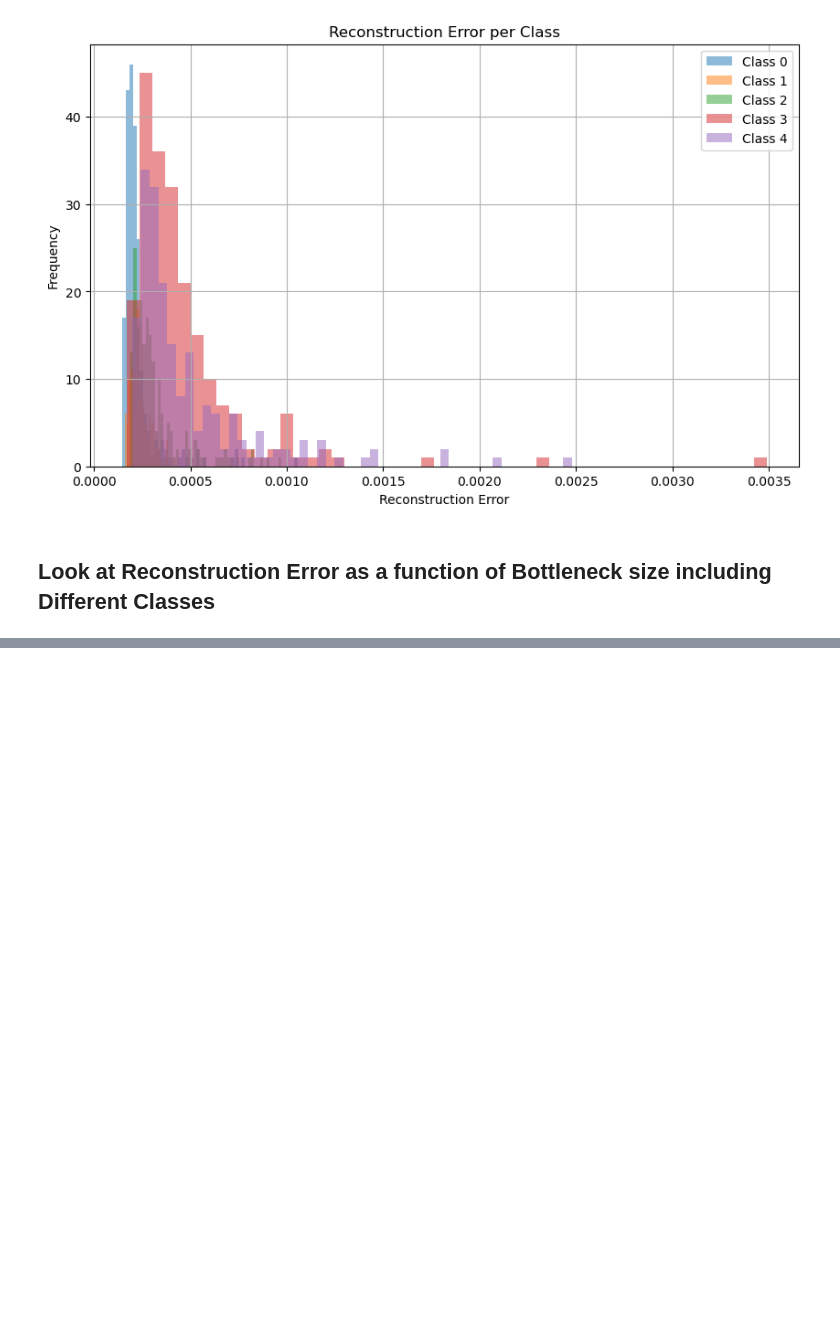
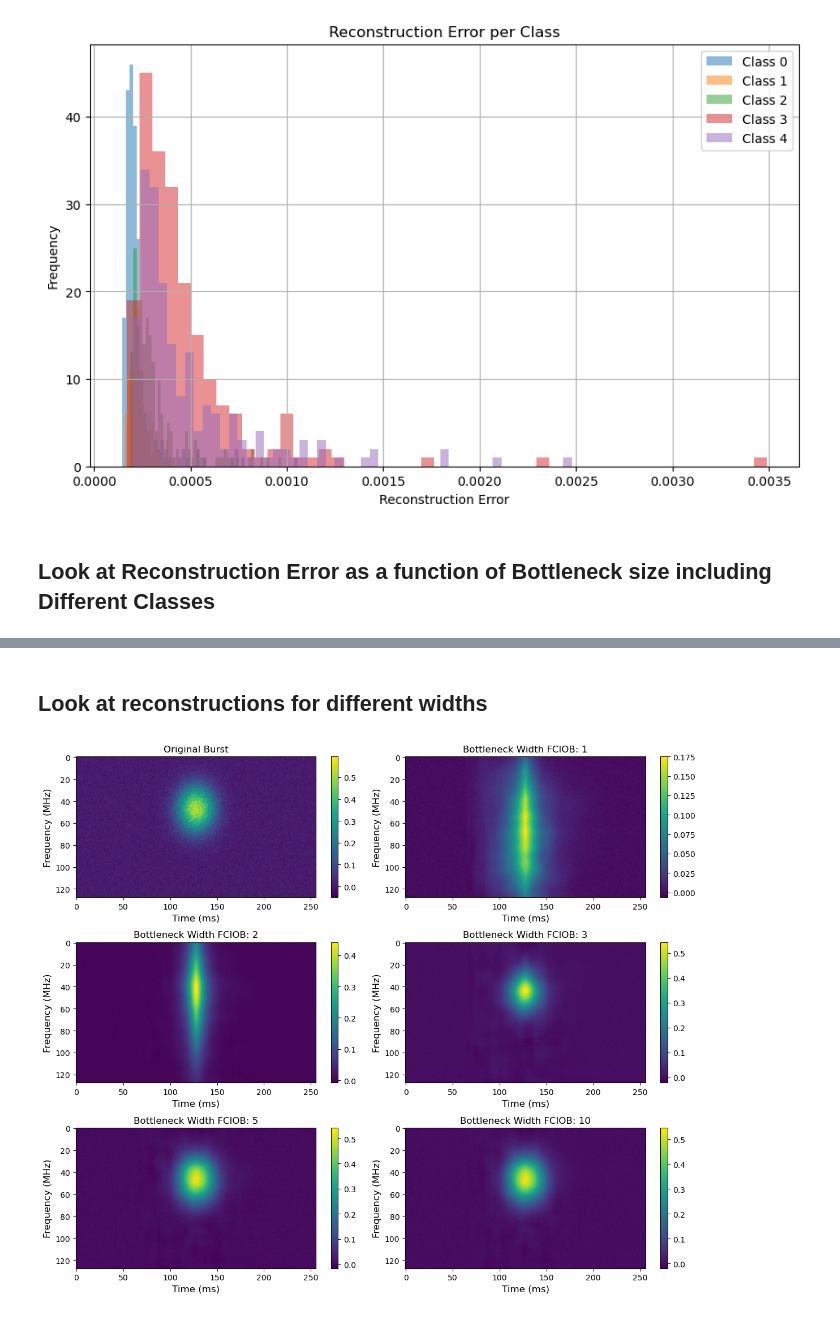
Before and after one commit to SRON-API-DataMagic/Rep_Learn_FRB, a Jupyter notebook: FFIOB.ipynb, the cells around one changed output, grey strips where cells are left out. Cells and saved outputs as stored; diff of their text form; code cells hidden in the pictures; blank space fills up the shorter version.

```diff
--- a/FFIOB.ipynb
+++ b/FFIOB.ipynb
@@ -508,0 +525,42 @@ plt.show()
+# %% [markdown]
+## Look at reconstructions for different widths
+# %%
+import random
+
+# Select a random index to extract a burst for visualization
+burst_idx = random.randint(0, len(data_test) - 1)
+
+# Initialize a list to store the selected bottleneck widths
+selected_widths = [1, 2, 3, 5, 10]  # Example: Selecting 5 bottleneck widths
+
+# Retrieve the original burst for visualization
+original_burst = data_test[burst_idx].squeeze()
+
+# Create subplots for original and reconstructed bursts
+plt.figure(figsize=(12, 10))
+
+# Plot the original burst
+plt.subplot(3, 2, 1)
+plt.imshow(original_burst.T, aspect='auto', cmap='viridis')
+plt.colorbar()
+plt.title("Original Burst")
+plt.xlabel("Time (ms)", size=12)
+plt.ylabel("Frequency (MHz)", size=12)
+
+# Iterate over the selected bottleneck widths
+for i, width in enumerate(selected_widths):
+    # Select the reconstructed data for the current bottleneck width
+    reconstructed = reconstructed_all[burst_idx, width - 1].reshape(original_burst.shape)
+
+    # Plot the reconstructed burst
+    plt.subplot(3, 2, i + 2)
+    plt.imshow(reconstructed.T, aspect='auto', cmap='viridis')
+    plt.colorbar()
+    plt.title(f"Bottleneck Width FCIOB: {width}")
+    plt.xlabel("Time (ms)", size=12)
+    plt.ylabel("Frequency (MHz)", size=12)
+
+plt.tight_layout()
+plt.show()
+# %% [output]
+[figure, added]
```
Also changed, not shown: parts of 6 cells of this notebook, 4 other files.
